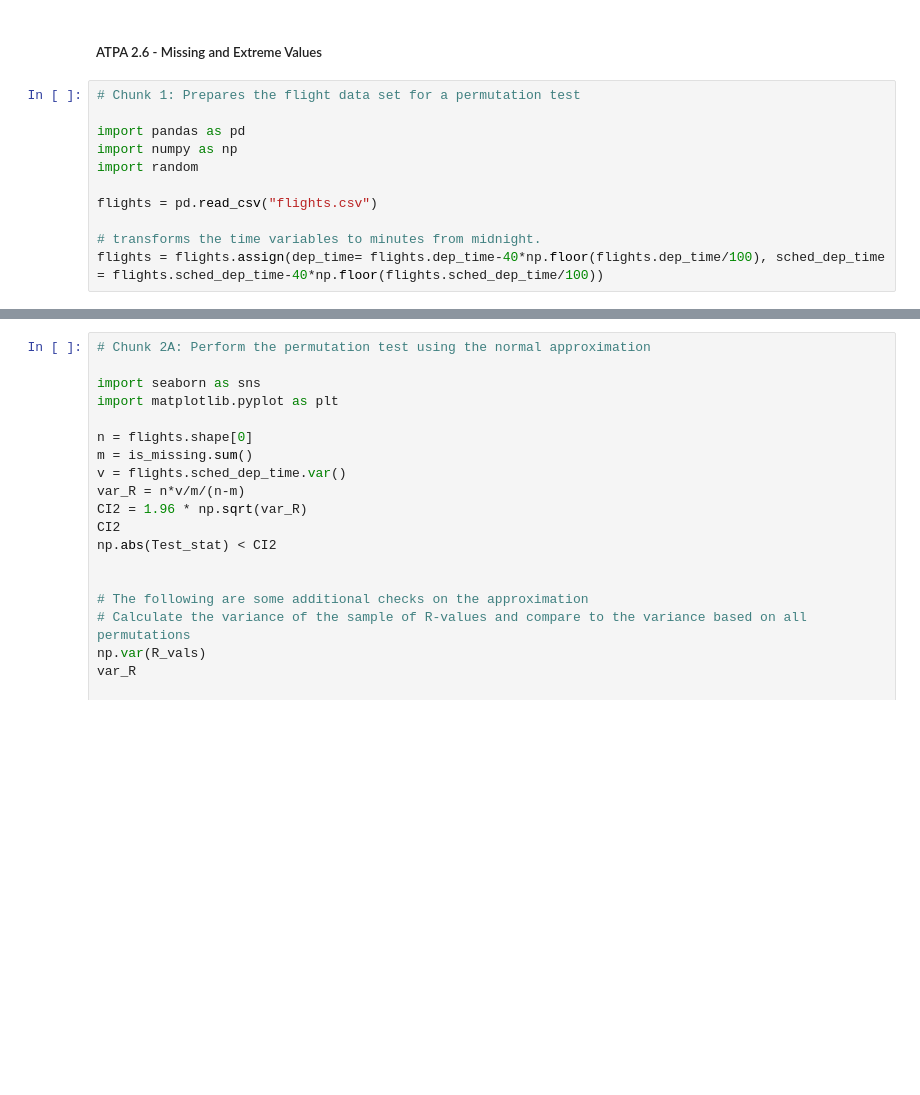
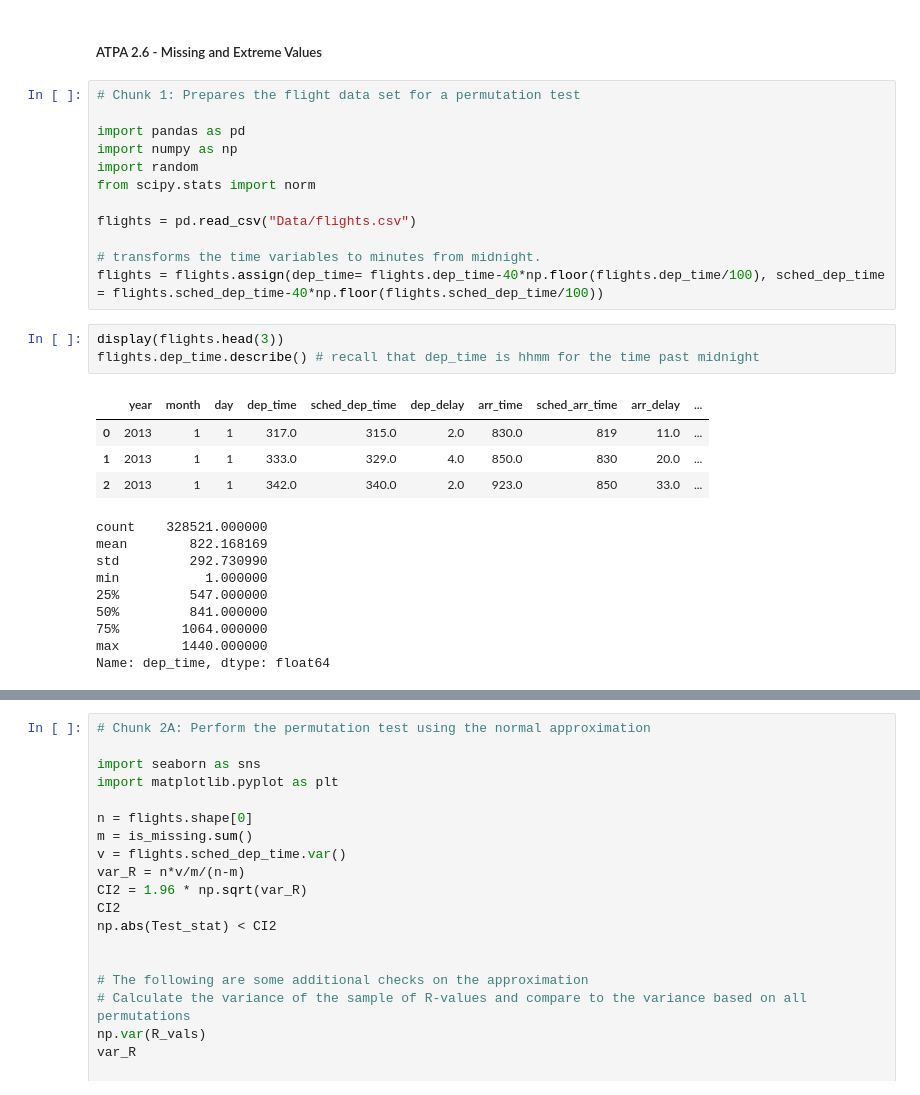
Before and after one commit to M-Christensen/ATPA, a Jupyter notebook: SOAModule_Notes/Module2/Sec2_MissingExtremeData.ipynb, the cells around one changed output, grey strips where cells are left out. Cells and saved outputs as stored; diff of their text form; blank space fills up the shorter version.

```diff
--- a/SOAModule_Notes/Module2/Sec2_MissingExtremeData.ipynb
+++ b/SOAModule_Notes/Module2/Sec2_MissingExtremeData.ipynb
@@ -6,8 +6,26 @@
 import pandas as pd
 import numpy as np
 import random
+from scipy.stats import norm
 
-flights = pd.read_csv("flights.csv")
+flights = pd.read_csv("Data/flights.csv")
 
 # transforms the time variables to minutes from midnight.
 flights = flights.assign(dep_time= flights.dep_time-40*np.floor(flights.dep_time/100), sched_dep_time = flights.sched_dep_time-40*np.floor(flights.sched_dep_time/100))
+# %%
+display(flights.head(3))
+flights.dep_time.describe() # recall that dep_time is hhmm for the time past midnight
+# %% [output]
+|  | year | month | day | dep_time | sched_dep_time | dep_delay | arr_time | sched_arr_time | arr_delay | ... |
+| 0 | 2013 | 1 | 1 | 317.0 | 315.0 | 2.0 | 830.0 | 819 | 11.0 | ... |
+| 1 | 2013 | 1 | 1 | 333.0 | 329.0 | 4.0 | 850.0 | 830 | 20.0 | ... |
+| 2 | 2013 | 1 | 1 | 342.0 | 340.0 | 2.0 | 923.0 | 850 | 33.0 | ... |
+count    328521.000000
+mean        822.168169
+std         292.730990
+min           1.000000
+25%         547.000000
+50%         841.000000
+75%        1064.000000
+max        1440.000000
+Name: dep_time, dtype: float64
```
Also changed, not shown: parts of 6 cells of this notebook.
